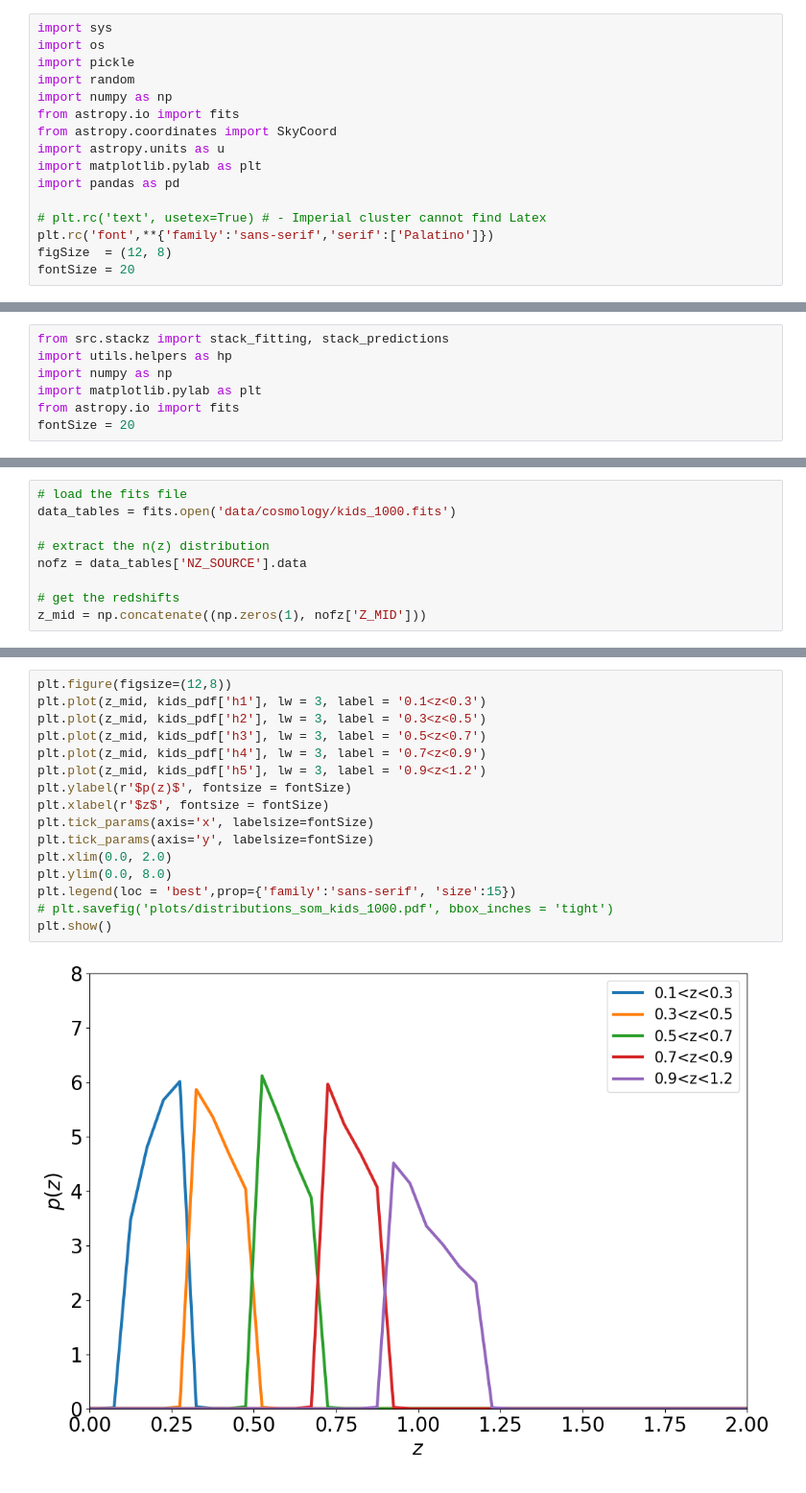
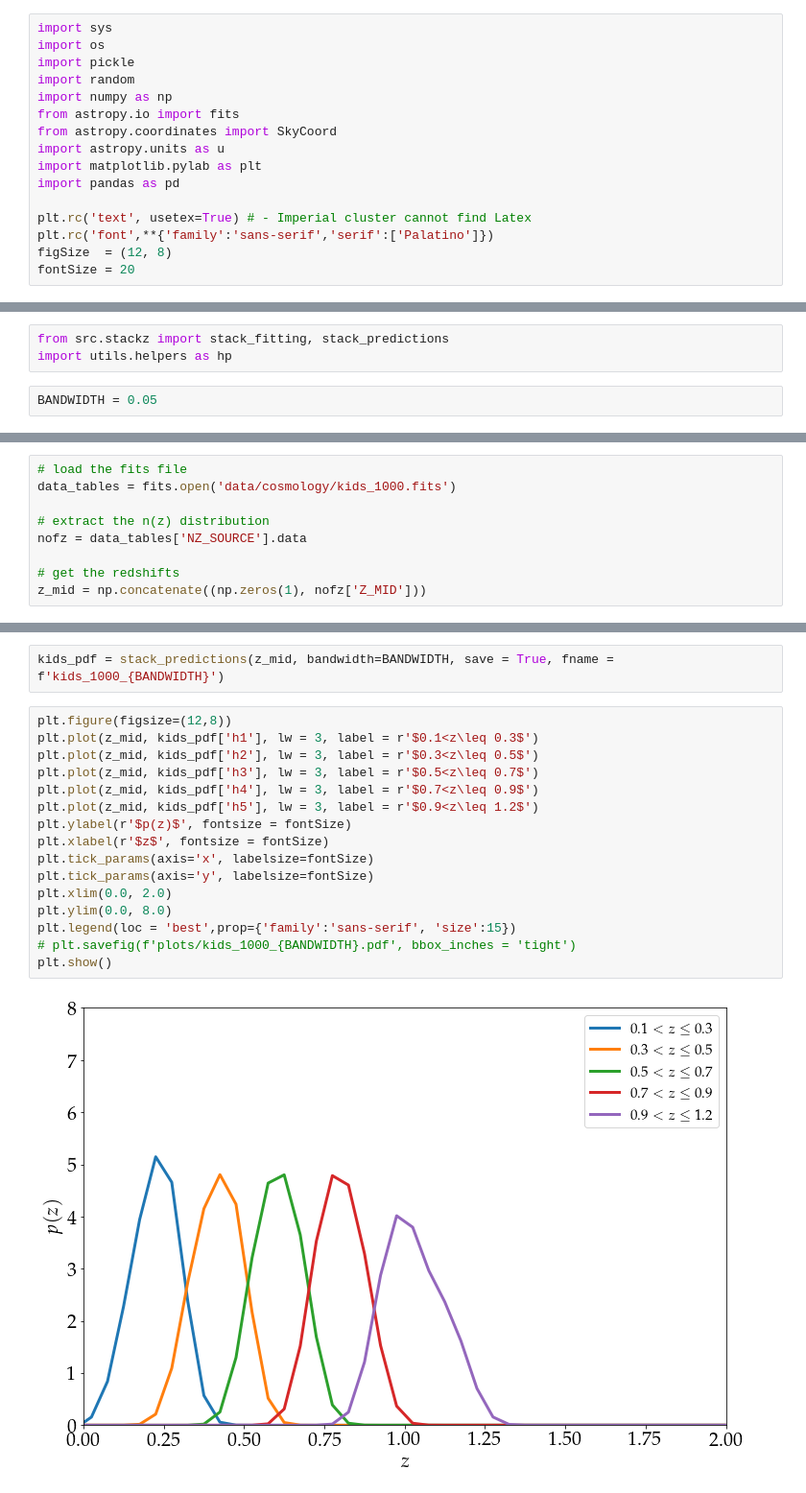
Before and after one commit to Harry45/BHM-nz, a Jupyter notebook: bhm/playground.ipynb, the cells around one changed output, grey strips where cells are left out. Shown at 96% size. Saved outputs shown, nothing was run; the diff lists cells and outputs as text.

```diff
--- a/bhm/playground.ipynb
+++ b/bhm/playground.ipynb
@@ -10,7 +10,7 @@ import astropy.units as u
 import matplotlib.pylab as plt
 import pandas as pd
 
-# plt.rc('text', usetex=True) # - Imperial cluster cannot find Latex
+plt.rc('text', usetex=True) # - Imperial cluster cannot find Latex
 plt.rc('font',**{'family':'sans-serif','serif':['Palatino']})
 figSize  = (12, 8)
 fontSize = 20
@@ -172,10 +174,8 @@ Size of meta dataframe 1K
 # %%
 from src.stackz import stack_fitting, stack_predictions
 import utils.helpers as hp
-import numpy as np
-import matplotlib.pylab as plt
-from astropy.io import fits
-fontSize = 20
+# %%
+BANDWIDTH = 0.05
 # %% [markdown]
 ### Fitting
 # %%
@@ -221,18 +219,20 @@ kids_pdf = stack_predictions(z_mid)
+# %%
+kids_pdf = stack_predictions(z_mid, bandwidth=BANDWIDTH, save = True, fname = f'kids_1000_{BANDWIDTH}')
 # %%
 plt.figure(figsize=(12,8))
-plt.plot(z_mid, kids_pdf['h1'], lw = 3, label = '0.1<z<0.3')
-plt.plot(z_mid, kids_pdf['h2'], lw = 3, label = '0.3<z<0.5')
-plt.plot(z_mid, kids_pdf['h3'], lw = 3, label = '0.5<z<0.7')
-plt.plot(z_mid, kids_pdf['h4'], lw = 3, label = '0.7<z<0.9')
-plt.plot(z_mid, kids_pdf['h5'], lw = 3, label = '0.9<z<1.2')
+plt.plot(z_mid, kids_pdf['h1'], lw = 3, label = r'$0.1<z\leq 0.3$')
+plt.plot(z_mid, kids_pdf['h2'], lw = 3, label = r'$0.3<z\leq 0.5$')
+plt.plot(z_mid, kids_pdf['h3'], lw = 3, label = r'$0.5<z\leq 0.7$')
+plt.plot(z_mid, kids_pdf['h4'], lw = 3, label = r'$0.7<z\leq 0.9$')
+plt.plot(z_mid, kids_pdf['h5'], lw = 3, label = r'$0.9<z\leq 1.2$')
 plt.ylabel(r'$p(z)$', fontsize = fontSize)
 plt.xlabel(r'$z$', fontsize = fontSize)
 plt.tick_params(axis='x', labelsize=fontSize)
 plt.tick_params(axis='y', labelsize=fontSize)
 plt.xlim(0.0, 2.0)
 plt.ylim(0.0, 8.0)
 plt.legend(loc = 'best',prop={'family':'sans-serif', 'size':15})
-# plt.savefig('plots/distributions_som_kids_1000.pdf', bbox_inches = 'tight')
+# plt.savefig(f'plots/kids_1000_{BANDWIDTH}.pdf', bbox_inches = 'tight')
 plt.show()
 # %% [output]
-[figure, old version]
+[figure, new version]
```
Also changed, not shown: parts of 5 cells of this notebook, 38 other files.
